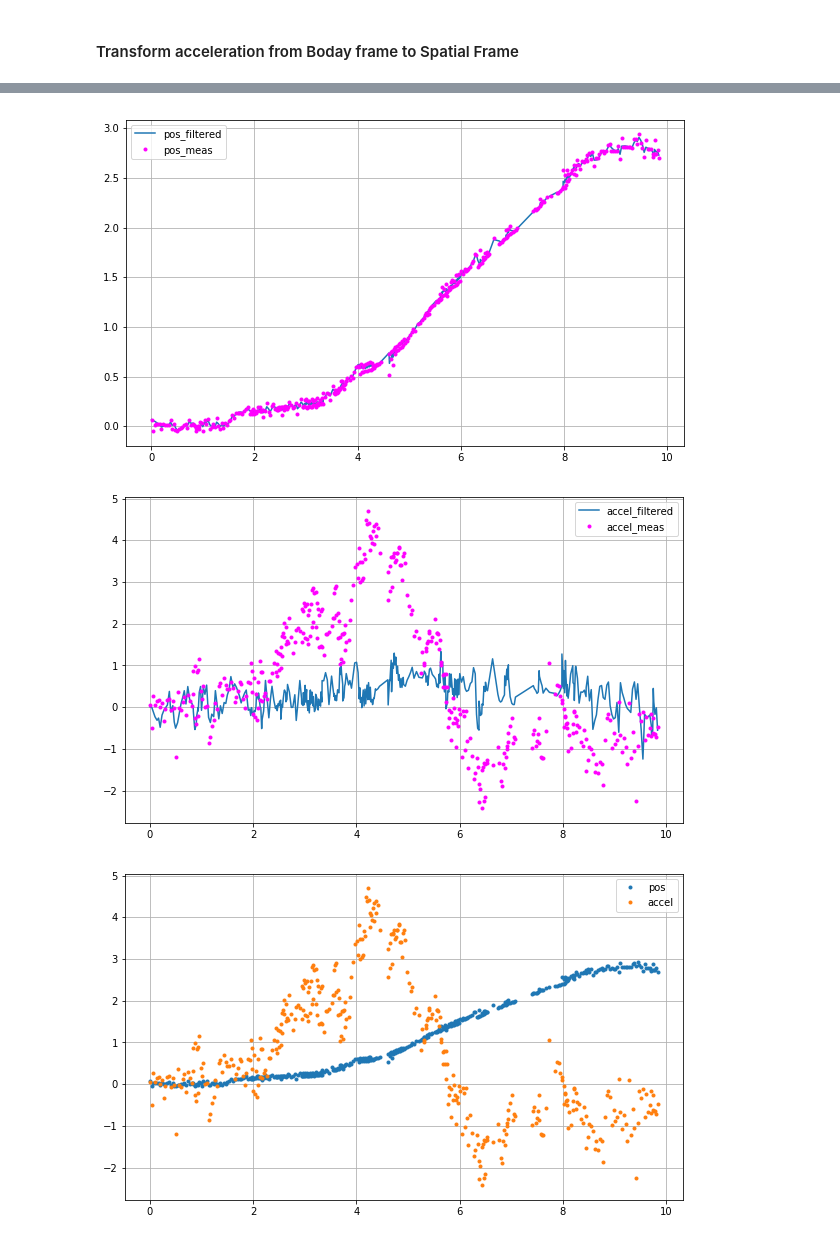
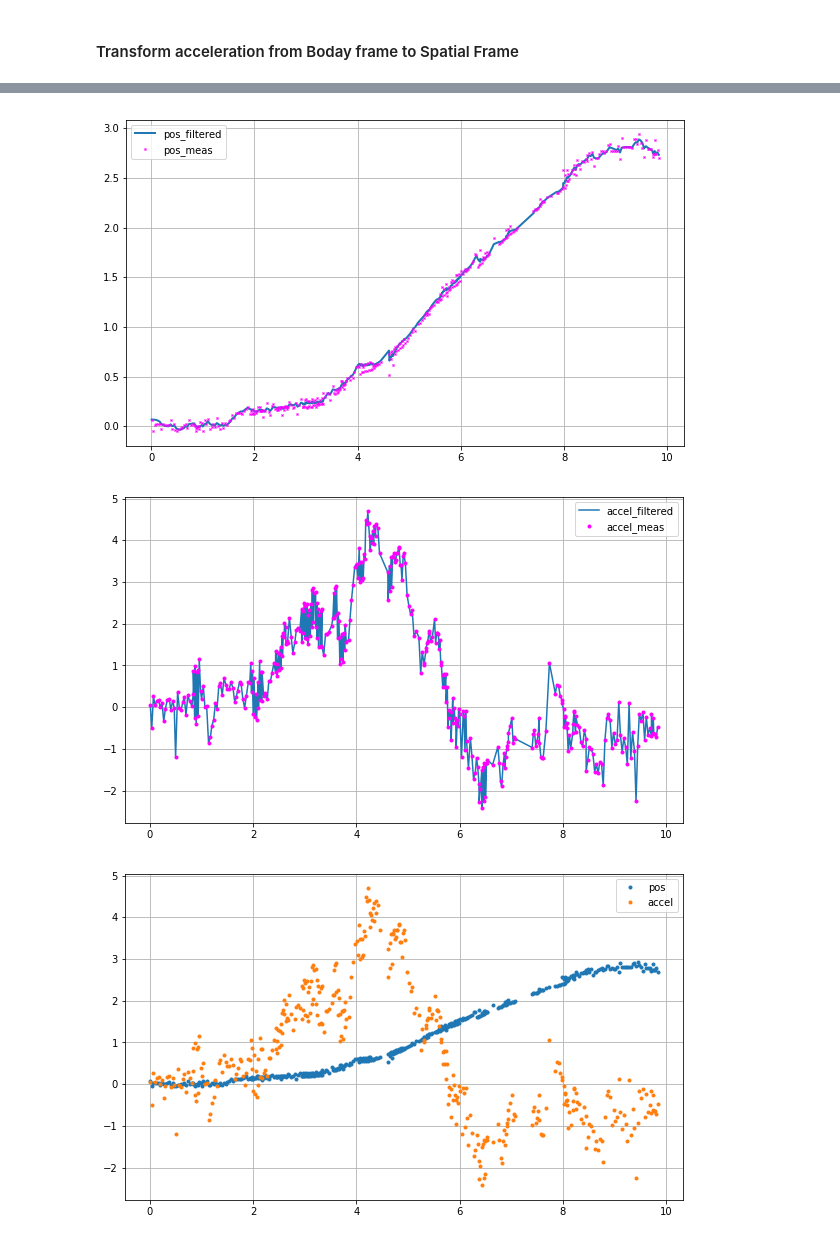
Before and after one commit to zhanibekrysbek/phhi_data_analysis, a Jupyter notebook: preprocessing/notebooks/cut_into_observations.ipynb, the cells around one changed output, grey strips where cells are left out. Saved outputs shown, nothing was run; the diff lists cells and outputs as text; code cells hidden in the pictures.

```diff
--- a/preprocessing/notebooks/cut_into_observations.ipynb
+++ b/preprocessing/notebooks/cut_into_observations.ipynb
@@ -644,12 +648,12 @@ A = np.array(
 A = lambda i: np.array(
     [[1,tpos[i]-tpos[i-1], (tpos[i]-tpos[i-1])**2],
      [0, 1, tpos[i]-tpos[i-1]],
-     [0, 0, 1]])
+     [0, 0, 0]])
 
 H = np.array(
     [[1,0,0],
      [0,0,1]])
-
+B = np.array([0, 0, 1])
 g_off = np.array([0,0,-9.86])
 # %%
 N = tpos.shape[0]
@@ -659,24 +663,24 @@ x_est[0,[0,2]] = z_meas[0]
 
 # Initial Error
 P = np.array(
-    [[0.001, 0, 0],
+    [[0.0001, 0, 0],
      [0, 0.01, 0],
      [0, 0, 0.01]])
 
 # Process Noise
 Q = np.array(
-    [[0, 0, 0],
-     [0, 1., 0],
-     [0, 0, 5.]])
+    [[0.001, 0, 0],
+     [0, 10., .0],
+     [0, 0, 10.]])
 
 # Measurement Noise
 R = np.array(
-    [[.01, 0],
-     [0, .5]])
+    [[1., 0],
+     [0, 1.]])
 
 for i in range(1,N):
     # Predict
-    x_ = np.matmul(A(i), x_est[i-1])
+    x_ = np.matmul(A(i), x_est[i-1]) + B*z_meas[i,1]
     P_ = np.matmul(np.matmul(A(i),P),A(i).T)+Q
 
     # Update
@@ -695,18 +699,18 @@ plt.grid()
 # %%
 plt.figure(figsize=(10,6))
-plt.plot(tpos,x_est[:,0])
-plt.plot(tpos,z_meas[:,0], '.', color='magenta')
+plt.plot(tpos,x_est[:,0], LineWidth=2)
+plt.plot(tpos,z_meas[:,0], 'x', color='magenta', MarkerSize=2)
 plt.legend(['pos_filtered','pos_meas'])
 plt.grid()
 
 plt.figure(figsize=(10,6))
-plt.plot(tpos,x_est[:,1])
+plt.plot(tpos,x_est[:,2])
 plt.plot(tpos,z_meas[:,1], '.', color='magenta')
 plt.legend(['accel_filtered','accel_meas'])
 plt.grid()
 # %% [output]
-[figure, old version]
+[figure, new version]
-[figure, old version]
+[figure, new version]
 # %%
 plt.figure(figsize=(10,6))
 plt.plot(tpos,z_meas,'.')
```
Also changed, not shown: parts of 5 cells of this notebook, 1 other file.
